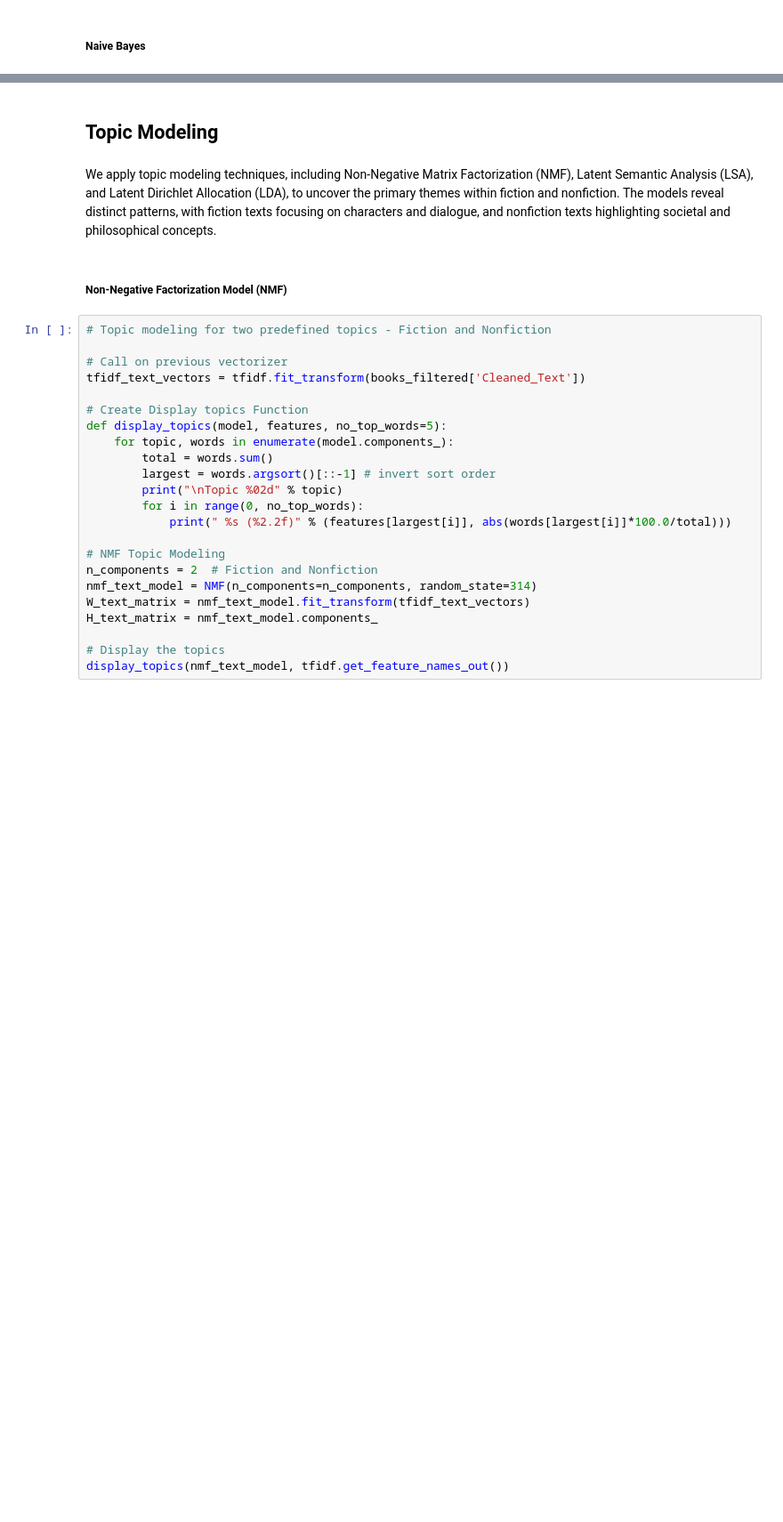
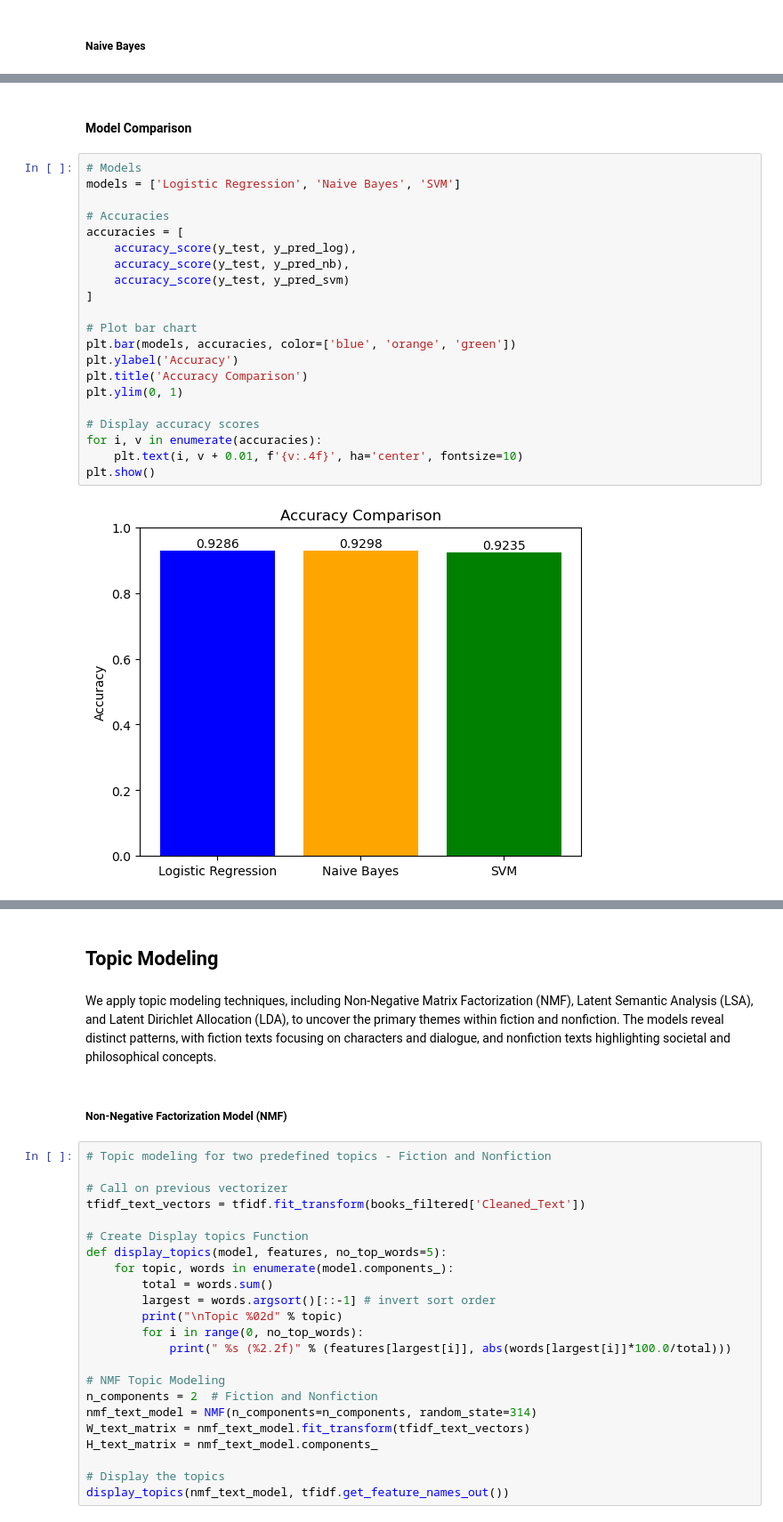
Before and after one commit to lvandine44/ADS509-FinalProject, a Jupyter notebook: LiteraryAnalysisTextMining.ipynb, the cells around one changed output, grey strips where cells are left out. Shown at 89% size. Saved outputs shown, nothing was run; the diff lists cells and outputs as text; blank space fills up the shorter version.

Commit message:
model comparison and interpretations

```diff
--- a/LiteraryAnalysisTextMining.ipynb
+++ b/LiteraryAnalysisTextMining.ipynb
@@ -550,0 +547,25 @@ weighted avg       0.94      0.94      0.94      5153
+# %% [markdown]
+#### Model Comparison
+# %%
+# Models
+models = ['Logistic Regression', 'Naive Bayes', 'SVM']
+
+# Accuracies
+accuracies = [
+    accuracy_score(y_test, y_pred_log),
+    accuracy_score(y_test, y_pred_nb),
+    accuracy_score(y_test, y_pred_svm)
+]
+
+# Plot bar chart
+plt.bar(models, accuracies, color=['blue', 'orange', 'green'])
+plt.ylabel('Accuracy')
+plt.title('Accuracy Comparison')
+plt.ylim(0, 1)
+
+# Display accuracy scores
+for i, v in enumerate(accuracies):
+    plt.text(i, v + 0.01, f'{v:.4f}', ha='center', fontsize=10)
+plt.show()
+# %% [output]
+[figure, added]
```
Also changed, not shown: parts of 17 cells of this notebook.
